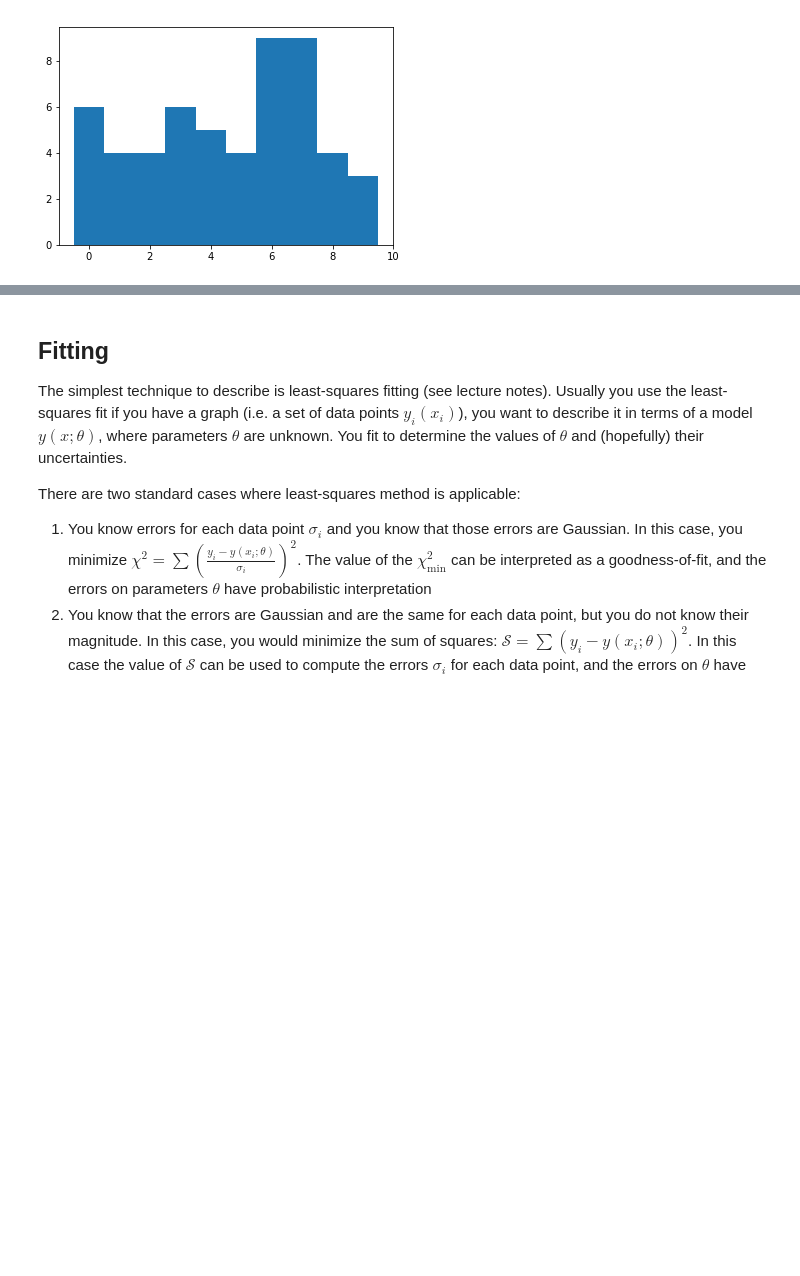
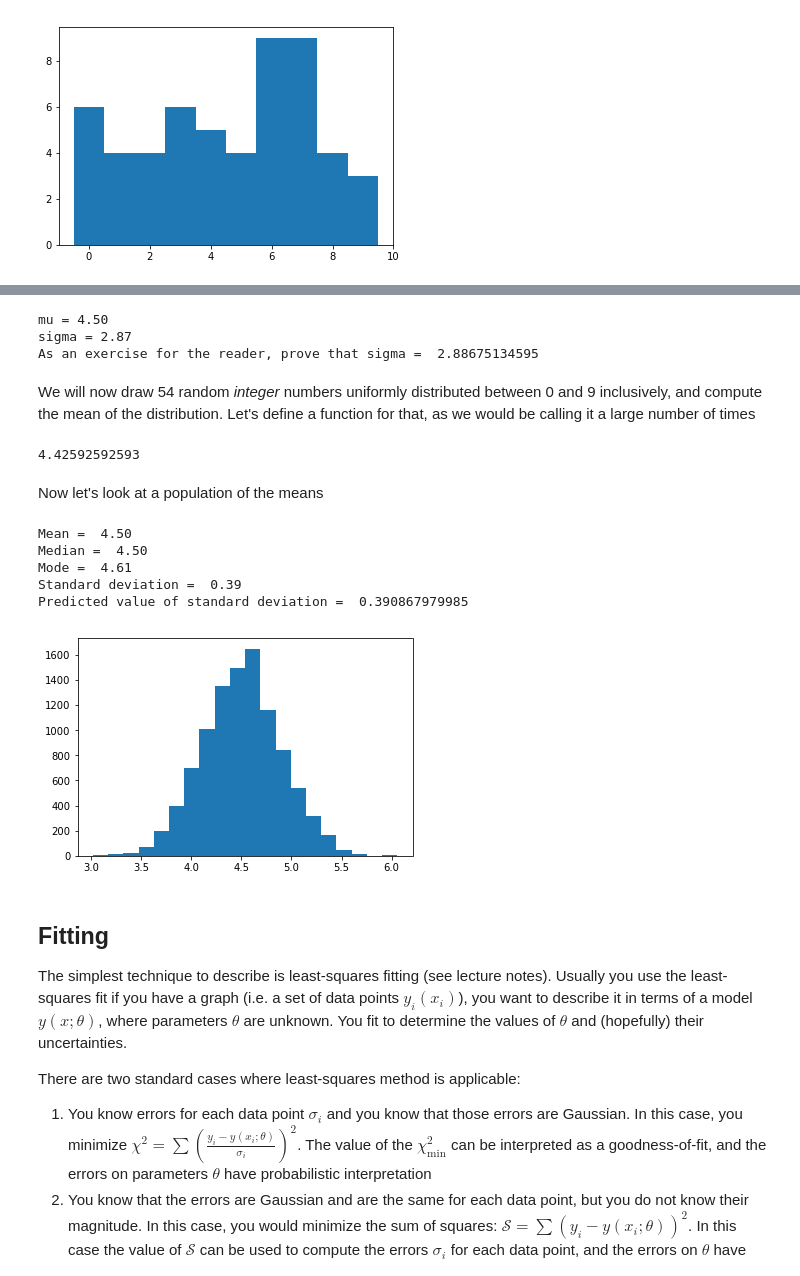
Before and after one commit to ds-connectors/PHYSICS-88, a Jupyter notebook: sp19/Week07/Lecture05.ipynb, the cells around one changed output, grey strips where cells are left out. Cells and saved outputs as stored; diff of their text form; code cells hidden in the pictures; blank space fills up the shorter version.

```diff
--- a/sp19/Week07/Lecture05.ipynb
+++ b/sp19/Week07/Lecture05.ipynb
@@ -60,3 +74,60 @@ Standard deviation =  25.0
+# %%
+# compute mean and sigma of the parent distribution
+
+mu = 0
+sigma = 0
+prob = 1./10.
+for i in range(0,10):
+    mu += prob*i
+print('mu = {0:4.2f}'.format(mu))
+
+for i in range(0,10):
+    sigma += prob*(i-mu)**2
+sigma = np.sqrt(sigma)
+print('sigma = {0:4.2f}'.format(sigma))
+print('As an exercise for the reader, prove that sigma = ',10/np.sqrt(12))
+# %% [output]
+mu = 4.50
+sigma = 2.87
+As an exercise for the reader, prove that sigma =  2.88675134595
+# %% [markdown]
+We will now draw 54 random <i>integer</i> numbers uniformly distributed between 0 and 9 inclusively, and compute the mean of the distribution. Let's define a function for that, as we would be calling it a large number of times
+# %%
+def drawN(N):
+    samples = np.random.randint(0,10,N)
+    return sp.mean(samples)
+
+N = 54
+print(drawN(N))
+# %% [output]
+4.42592592593
+# %% [markdown]
+Now let's look at a population of the means
+# %%
+Ndraws = 10000
+x = np.empty(Ndraws)
+for i in range(Ndraws):
+    x[i] = drawN(N)
+
+n, bins, patches = plt.hist(x, 20, normed=False)
+
+# various measures of "average value":
+print ('Mean = {0:5.2f}'.format(sp.mean(x)))
+print ('Median = {0:5.2f}'.format(sp.median(x)))
+print ('Mode = {0:5.2f}'.format(0.5*(bins[np.argmax(n)]+bins[np.argmax(n)+1])))
+
+# measure of the spread
+print ('Standard deviation = {0:5.2f}'.format(np.std(x)))
+
+# check
+print('Predicted value of standard deviation = ',sigma/np.sqrt(N))
+# %% [output]
+Mean =  4.50
+Median =  4.50
+Mode =  4.61
+Standard deviation =  0.39
+Predicted value of standard deviation =  0.390867979985
+[figure, added]
 # %% [markdown]
 ## Fitting
 
```
Also changed, not shown: parts of 6 cells of this notebook.
